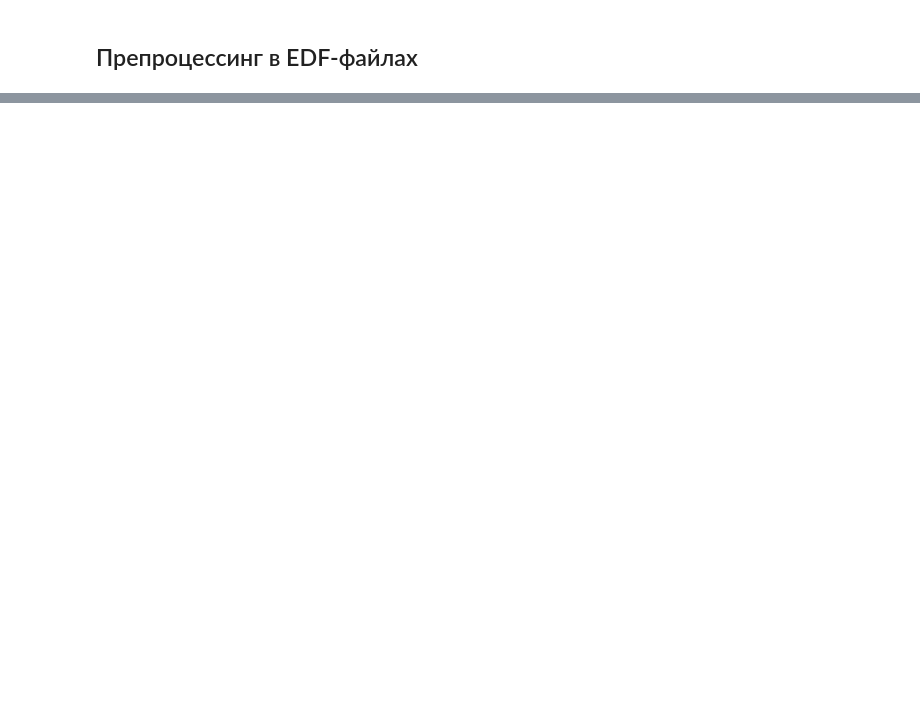
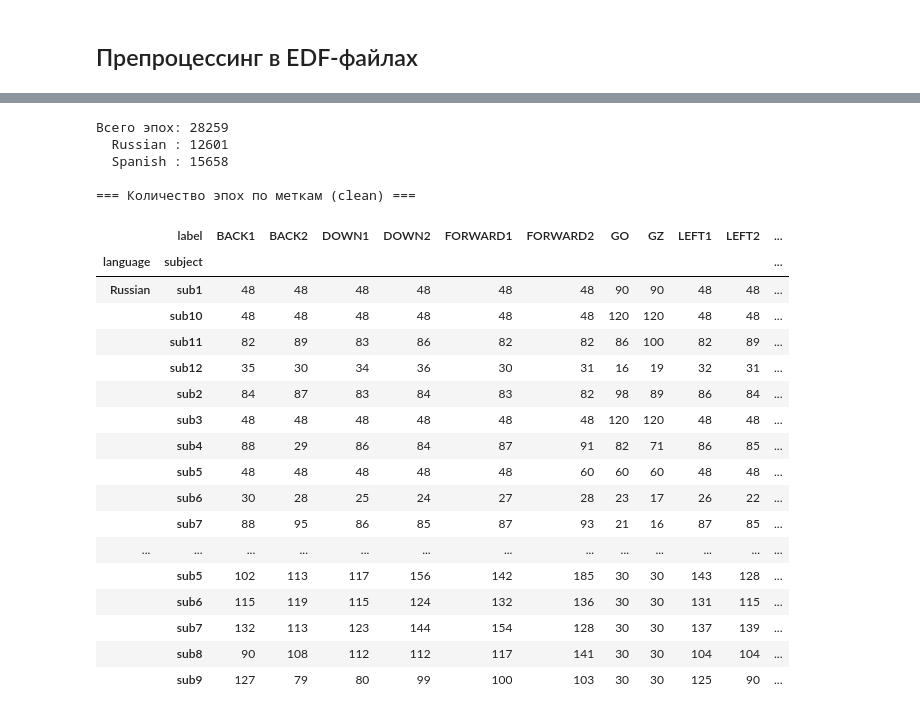
Before and after one commit to AvedikEkiz/inner-speech-bci, a Jupyter notebook: events_info.ipynb, the cells around one changed output, grey strips where cells are left out. Drawn from its saved outputs; the diff is of its cells as text; code cells hidden in the pictures; blank space fills up the shorter version.

```diff
--- a/events_info.ipynb
+++ b/events_info.ipynb
@@ -347,0 +711,80 @@ show_edf_preprocessing('Spanish')
+# %%
+import mne
+import pandas as pd
+from pathlib import Path
+
+mne.set_log_level('WARNING')
+
+BASE = Path(r'D:\Inner Speech Dataset\Inner Speech Dataset')
+
+def epochs_per_trial(language):
+    rows = []
+    for fif in sorted((BASE / language).rglob('*-clean-epo.fif')):
+        subject = fif.parent.name
+        epochs = mne.read_epochs(fif, preload=False, verbose=False)
+
+        # обратный маппинг: event_id → label
+        id2label = {v: k for k, v in epochs.event_id.items()}
+
+        for i, (onset_sample, _, event_code) in enumerate(epochs.events):
+            onset_sec = onset_sample / epochs.info['sfreq']
+            rows.append({
+                'language':   language,
+                'subject':    subject,
+                'trial_idx':  i,
+                'label':      id2label.get(event_code, f'unknown_{event_code}'),
+                'event_code': event_code,
+                'onset_s':    round(onset_sec, 4),
+                'tmin_s':     round(epochs.tmin, 4),
+                'tmax_s':     round(epochs.tmax, 4),
+                'sfreq_Hz':   epochs.info['sfreq'],
+                'n_channels': len(epochs.ch_names),
+            })
+    return pd.DataFrame(rows)
+
+df_ru = epochs_per_trial('Russian')
+df_es = epochs_per_trial('Spanish')
+df_all = pd.concat([df_ru, df_es], ignore_index=True)
+
+print(f'Всего эпох: {len(df_all)}')
+print(f"  Russian : {len(df_ru)}")
+print(f"  Spanish : {len(df_es)}")
+print()
+
+# Сводка по испытуемым и меткам
+pivot = (
+    df_all
+    .groupby(['language', 'subject', 'label'])
+    .size()
+    .reset_index(name='n_epochs')
+    .pivot_table(index=['language', 'subject'], columns='label', values='n_epochs', fill_value=0)
+)
+print('=== Количество эпох по меткам (clean) ===')
+display(pivot)
+
+print('\n=== Полная таблица по каждой эпохе ===')
+display(df_all)
+# %% [output]
+Всего эпох: 28259
+  Russian : 12601
+  Spanish : 15658
+
+=== Количество эпох по меткам (clean) ===
+|  | label | BACK1 | BACK2 | DOWN1 | DOWN2 | FORWARD1 | FORWARD2 | GO | GZ | LEFT1 | LEFT2 | ... |
+| language | subject |  |  |  |  |  |  |  |  |  |  | ... |
+| Russian | sub1 | 48 | 48 | 48 | 48 | 48 | 48 | 90 | 90 | 48 | 48 | ... |
+|  | sub10 | 48 | 48 | 48 | 48 | 48 | 48 | 120 | 120 | 48 | 48 | ... |
+|  | sub11 | 82 | 89 | 83 | 86 | 82 | 82 | 86 | 100 | 82 | 89 | ... |
+|  | sub12 | 35 | 30 | 34 | 36 | 30 | 31 | 16 | 19 | 32 | 31 | ... |
+|  | sub2 | 84 | 87 | 83 | 84 | 83 | 82 | 98 | 89 | 86 | 84 | ... |
+|  | sub3 | 48 | 48 | 48 | 48 | 48 | 48 | 120 | 120 | 48 | 48 | ... |
+|  | sub4 | 88 | 29 | 86 | 84 | 87 | 91 | 82 | 71 | 86 | 85 | ... |
+|  | sub5 | 48 | 48 | 48 | 48 | 48 | 60 | 60 | 60 | 48 | 48 | ... |
+|  | sub6 | 30 | 28 | 25 | 24 | 27 | 28 | 23 | 17 | 26 | 22 | ... |
+|  | sub7 | 88 | 95 | 86 | 85 | 87 | 93 | 21 | 16 | 87 | 85 | ... |
+| ... | ... | ... | ... | ... | ... | ... | ... | ... | ... | ... | ... | ... |
+|  | sub5 | 102 | 113 | 117 | 156 | 142 | 185 | 30 | 30 | 143 | 128 | ... |
+|  | sub6 | 115 | 119 | 115 | 124 | 132 | 136 | 30 | 30 | 131 | 115 | ... |
+|  | sub7 | 132 | 113 | 123 | 144 | 154 | 128 | 30 | 30 | 137 | 139 | ... |
+|  | sub8 | 90 | 108 | 112 | 112 | 117 | 141 | 30 | 30 | 104 | 104 | ... |
+|  | sub9 | 127 | 79 | 80 | 99 | 100 | 103 | 30 | 30 | 125 | 90 | ... |
```
Also changed, not shown: parts of 22 cells of this notebook, 5 other files.
